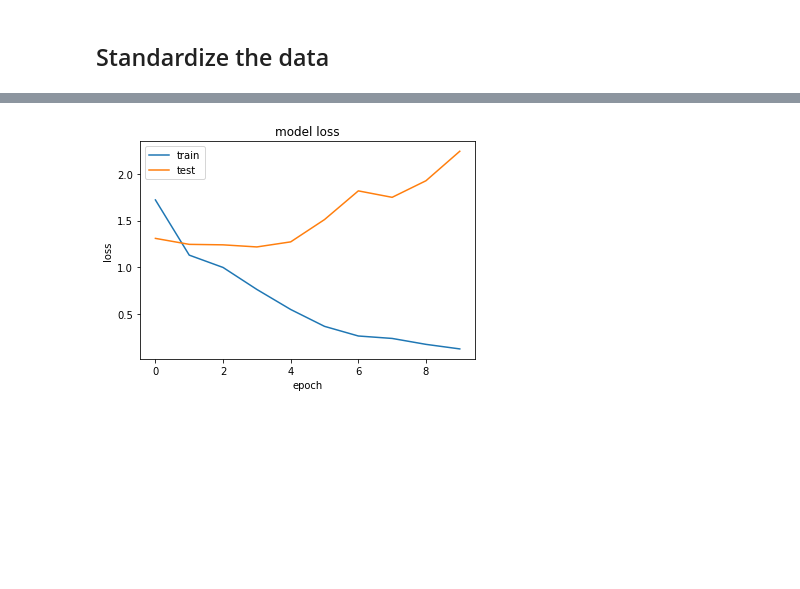
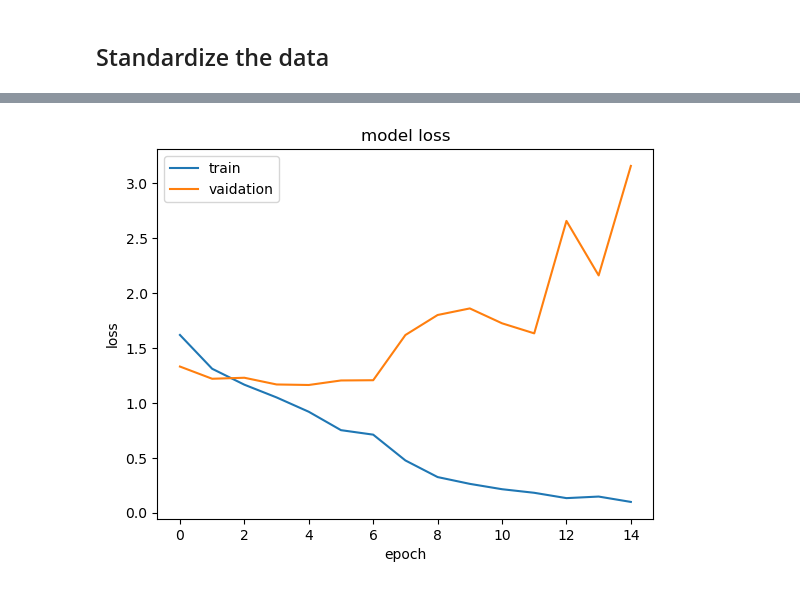
Before and after one commit to MaxiG-ai/trashAI, a Jupyter notebook: SimpleModleWTrash.ipynb, the cells around one changed output, grey strips where cells are left out. Cells and saved outputs as stored; diff of their text form; code cells hidden in the pictures; blank space fills up the shorter version.

```diff
--- a/SimpleModleWTrash.ipynb
+++ b/SimpleModleWTrash.ipynb
@@ -116,14 +132,19 @@ num_classes = len(class_names)
 model = tf.keras.Sequential(
     [
     tf.keras.layers.Rescaling(1./255),
-    tf.keras.layers.Conv2D(32, 3, activation='relu'),
+
+    tf.keras.layers.Conv2D(filters = 32, kernel_size = 3, padding = 'same', activation='relu'),
     tf.keras.layers.MaxPool2D(),
-    tf.keras.layers.Conv2D(32, 3, activation='relu'),
+    tf.keras.layers.Conv2D(filters = 64, kernel_size = 3, padding = 'same', activation='relu'),
     tf.keras.layers.MaxPool2D(),
-    tf.keras.layers.Conv2D(32, 3, activation='relu'),
+    tf.keras.layers.Conv2D(filters = 32, kernel_size = 3, padding = 'same', activation='relu'),
     tf.keras.layers.MaxPool2D(),
+    tf.keras.layers.Conv2D(filters = 32, kernel_size = 3, padding = 'same', activation='relu'),
+    tf.keras.layers.MaxPool2D(),
+
     tf.keras.layers.Flatten(),
-    tf.keras.layers.Dense(128, activation='relu'),
+
+    tf.keras.layers.Dense(64, activation='relu'),
     tf.keras.layers.Dense(num_classes)
     ]
 )
@@ -137,6 +158,6 @@ model.compile(
 history = model.fit(
     train_ds,
     validation_data=val_ds,
-    epochs=10
+    epochs=15
 )
 # %% [output]
@@ -177,14 +215,14 @@ if load:
 # %%
 # summarize history for loss
 plt.plot(history['loss'])
 plt.plot(history['val_loss'])
 plt.title('model loss')
 plt.ylabel('loss')
 plt.xlabel('epoch')
-plt.legend(['train', 'test'], loc='upper left')
+plt.legend(['train', 'vaidation'], loc='upper left')
 plt.show()
 # %% [output]
-[figure, old version]
+[figure, new version]
 # %%
 # summarize history for accuracy
 plt.plot(history['accuracy'])
```
Also changed, not shown: parts of 9 cells of this notebook, 50 other files.
